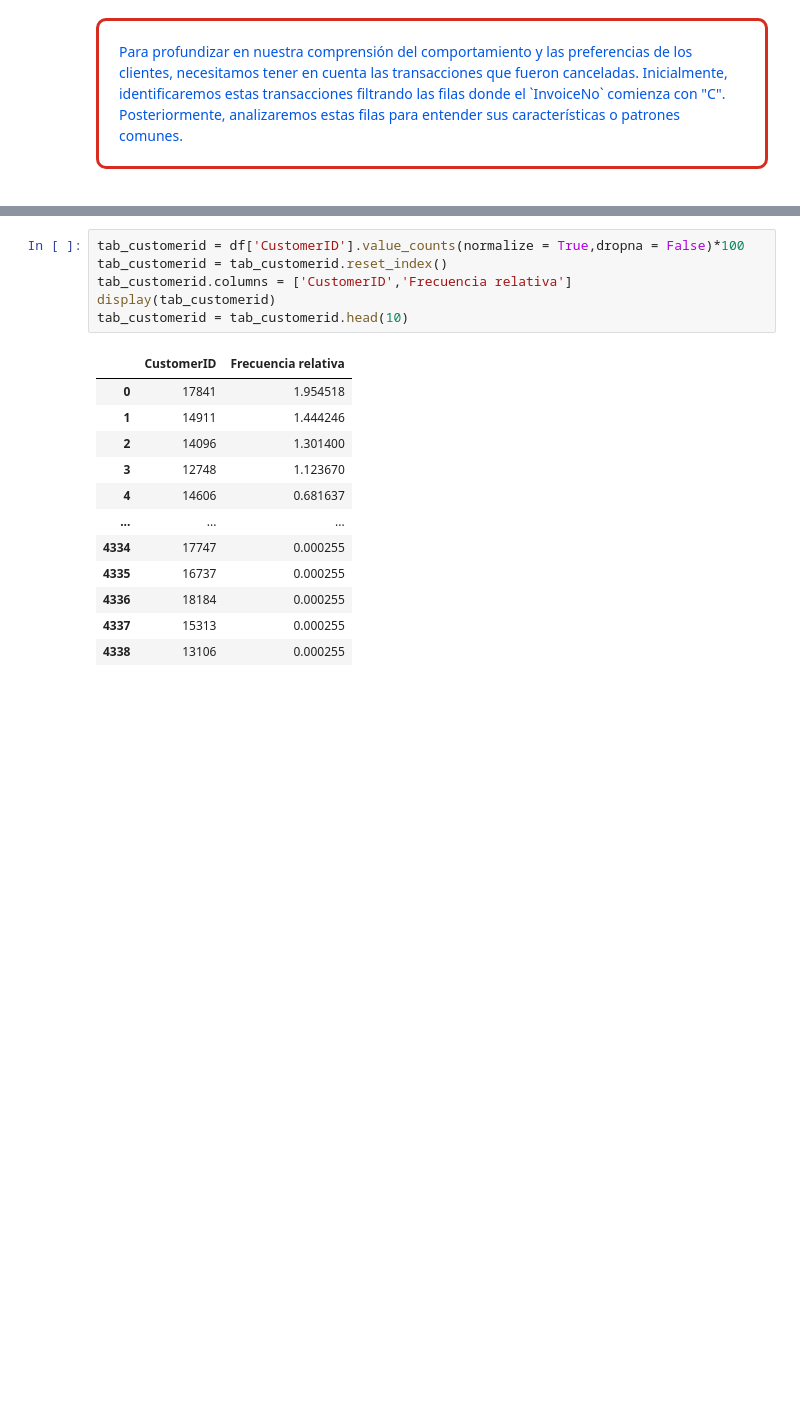
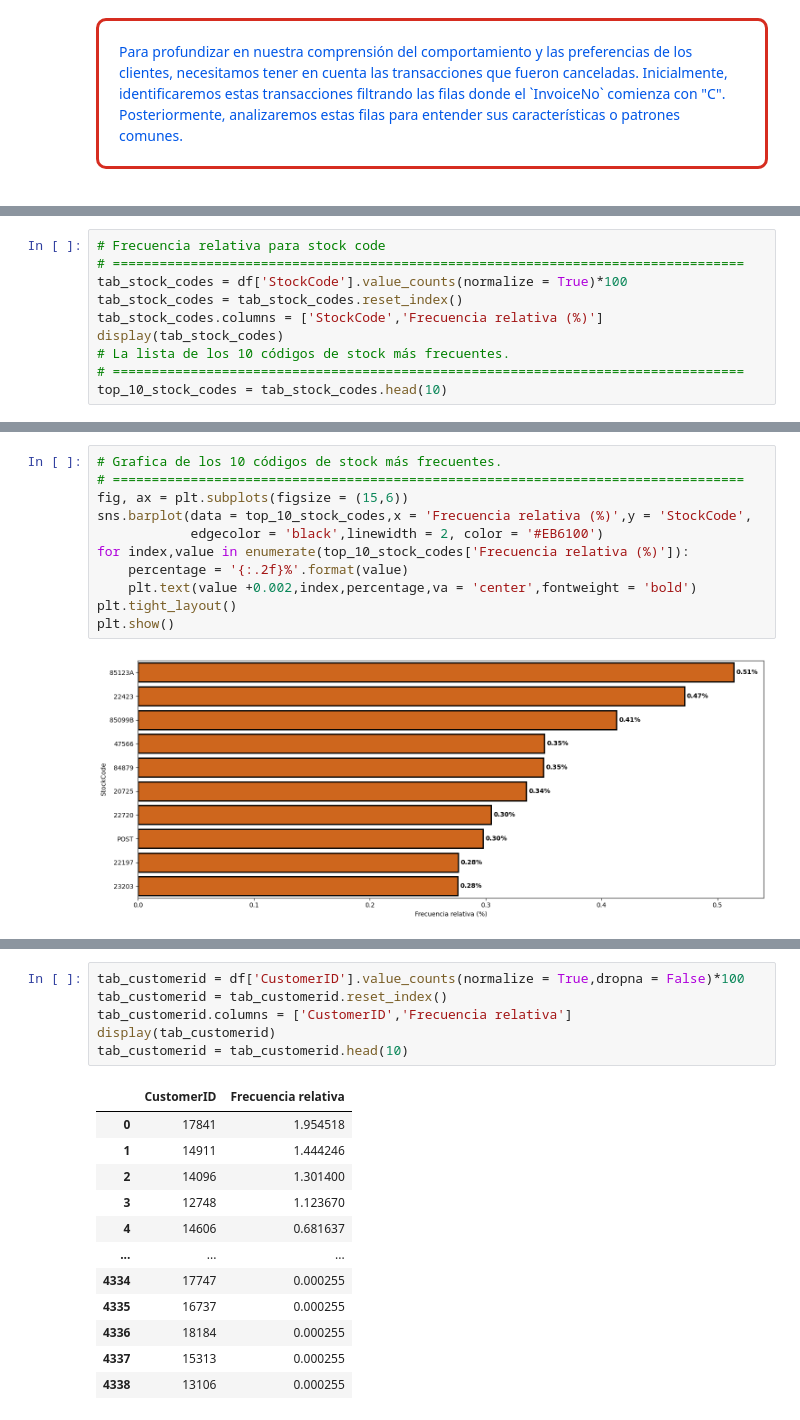
Before and after one commit to llanosrenzo/MachineLearning, a Jupyter notebook: E_CommerceData.ipynb, the cells around one changed output, grey strips where cells are left out. Cells and saved outputs as stored; diff of their text form; blank space fills up the shorter version.

```diff
--- a/E_CommerceData.ipynb
+++ b/E_CommerceData.ipynb
@@ -598,0 +597,10 @@ CustomerID
+# %%
+# Frecuencia relativa para stock code
+# =================================================================================
+tab_stock_codes = df['StockCode'].value_counts(normalize = True)*100
+tab_stock_codes = tab_stock_codes.reset_index()
+tab_stock_codes.columns = ['StockCode','Frecuencia relativa (%)']
+display(tab_stock_codes)
+# La lista de los 10 códigos de stock más frecuentes.
+# =================================================================================
+top_10_stock_codes = tab_stock_codes.head(10)
@@ -598,0 +621,13 @@ CustomerID
+# %%
+# Grafica de los 10 códigos de stock más frecuentes.
+# =================================================================================
+fig, ax = plt.subplots(figsize = (15,6))
+sns.barplot(data = top_10_stock_codes,x = 'Frecuencia relativa (%)',y = 'StockCode',
+            edgecolor = 'black',linewidth = 2, color = '#EB6100')
+for index,value in enumerate(top_10_stock_codes['Frecuencia relativa (%)']):
+    percentage = '{:.2f}%'.format(value)
+    plt.text(value +0.002,index,percentage,va = 'center',fontweight = 'bold')
+plt.tight_layout()
+plt.show()
+# %% [output]
+[figure, added]
```
Also changed, not shown: parts of 74 cells of this notebook.
